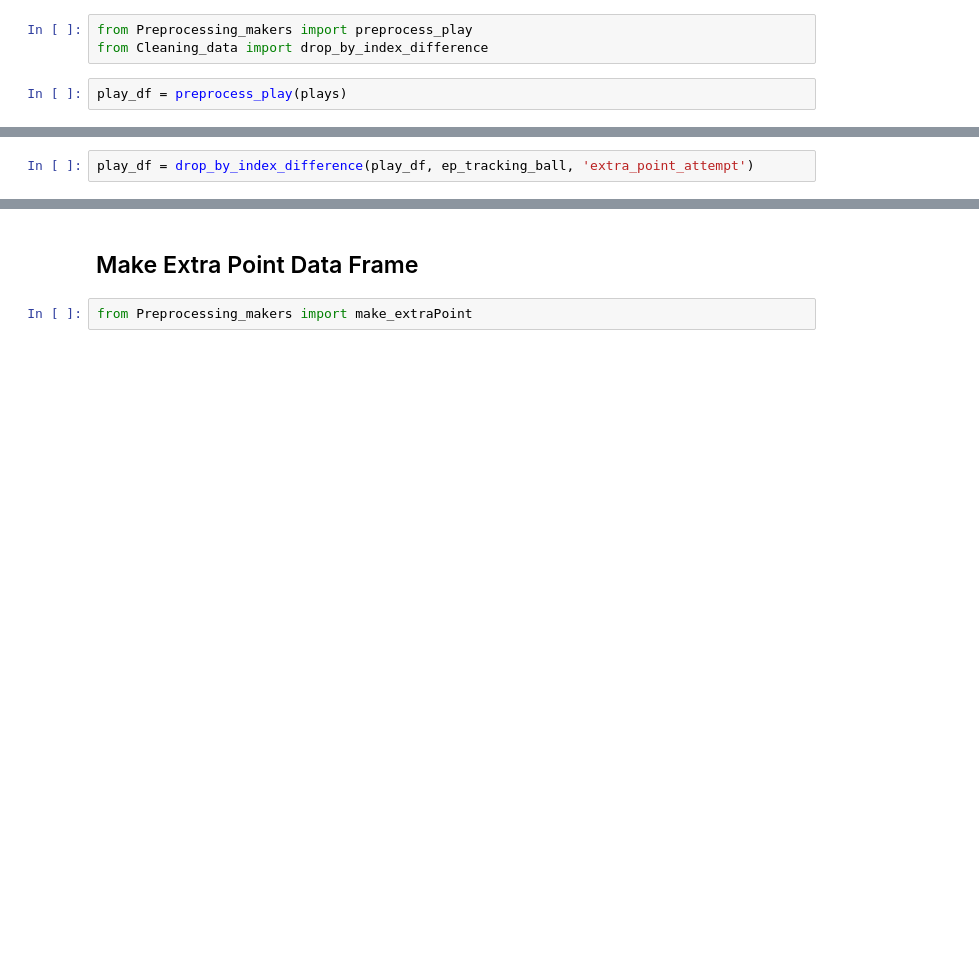
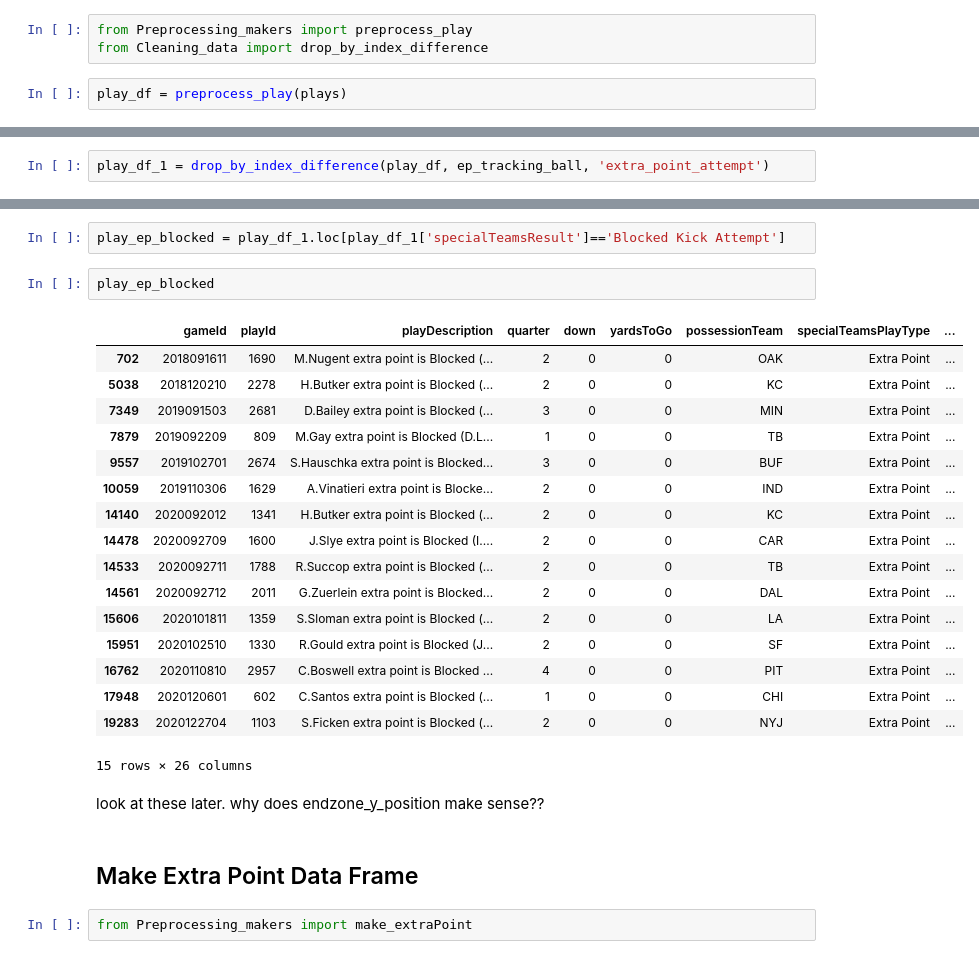
Before and after one commit to egrace479/NFL-BDB-2022, a Jupyter notebook: extra_point_clustering.ipynb, the cells around one changed output, grey strips where cells are left out. Drawn from its saved outputs; the diff is of its cells as text; blank space fills up the shorter version.

```diff
--- a/extra_point_clustering.ipynb
+++ b/extra_point_clustering.ipynb
@@ -37,2 +54,2 @@ play_df = preprocess_play(plays)
 # %%
-play_df = drop_by_index_difference(play_df, ep_tracking_ball, 'extra_point_attempt')
+play_df_1 = drop_by_index_difference(play_df, ep_tracking_ball, 'extra_point_attempt')
@@ -39,3 +64,27 @@ play_df = drop_by_index_difference(play_df, ep_tracking_ball, 'extra_point_attem
+# %%
+play_ep_blocked = play_df_1.loc[play_df_1['specialTeamsResult']=='Blocked Kick Attempt']
+# %%
+play_ep_blocked
+# %% [output]
+|  | gameId | playId | playDescription | quarter | down | yardsToGo | possessionTeam | specialTeamsPlayType | ... |
+| 702 | 2018091611 | 1690 | M.Nugent extra point is Blocked (... | 2 | 0 | 0 | OAK | Extra Point | ... |
+| 5038 | 2018120210 | 2278 | H.Butker extra point is Blocked (... | 2 | 0 | 0 | KC | Extra Point | ... |
+| 7349 | 2019091503 | 2681 | D.Bailey extra point is Blocked (... | 3 | 0 | 0 | MIN | Extra Point | ... |
+| 7879 | 2019092209 | 809 | M.Gay extra point is Blocked (D.L... | 1 | 0 | 0 | TB | Extra Point | ... |
+| 9557 | 2019102701 | 2674 | S.Hauschka extra point is Blocked... | 3 | 0 | 0 | BUF | Extra Point | ... |
+| 10059 | 2019110306 | 1629 | A.Vinatieri extra point is Blocke... | 2 | 0 | 0 | IND | Extra Point | ... |
+| 14140 | 2020092012 | 1341 | H.Butker extra point is Blocked (... | 2 | 0 | 0 | KC | Extra Point | ... |
+| 14478 | 2020092709 | 1600 | J.Slye extra point is Blocked (I.... | 2 | 0 | 0 | CAR | Extra Point | ... |
+| 14533 | 2020092711 | 1788 | R.Succop extra point is Blocked (... | 2 | 0 | 0 | TB | Extra Point | ... |
+| 14561 | 2020092712 | 2011 | G.Zuerlein extra point is Blocked... | 2 | 0 | 0 | DAL | Extra Point | ... |
+| 15606 | 2020101811 | 1359 | S.Sloman extra point is Blocked (... | 2 | 0 | 0 | LA | Extra Point | ... |
+| 15951 | 2020102510 | 1330 | R.Gould extra point is Blocked (J... | 2 | 0 | 0 | SF | Extra Point | ... |
+| 16762 | 2020110810 | 2957 | C.Boswell extra point is Blocked ... | 4 | 0 | 0 | PIT | Extra Point | ... |
+| 17948 | 2020120601 | 602 | C.Santos extra point is Blocked (... | 1 | 0 | 0 | CHI | Extra Point | ... |
+| 19283 | 2020122704 | 1103 | S.Ficken extra point is Blocked (... | 2 | 0 | 0 | NYJ | Extra Point | ... |
+15 rows × 26 columns
+# %% [markdown]
+look at these later. why does endzone_y_position make sense??
 # %% [markdown]
 ## Make Extra Point Data Frame
 # %%
```
Also changed, not shown: parts of 24 cells of this notebook.
